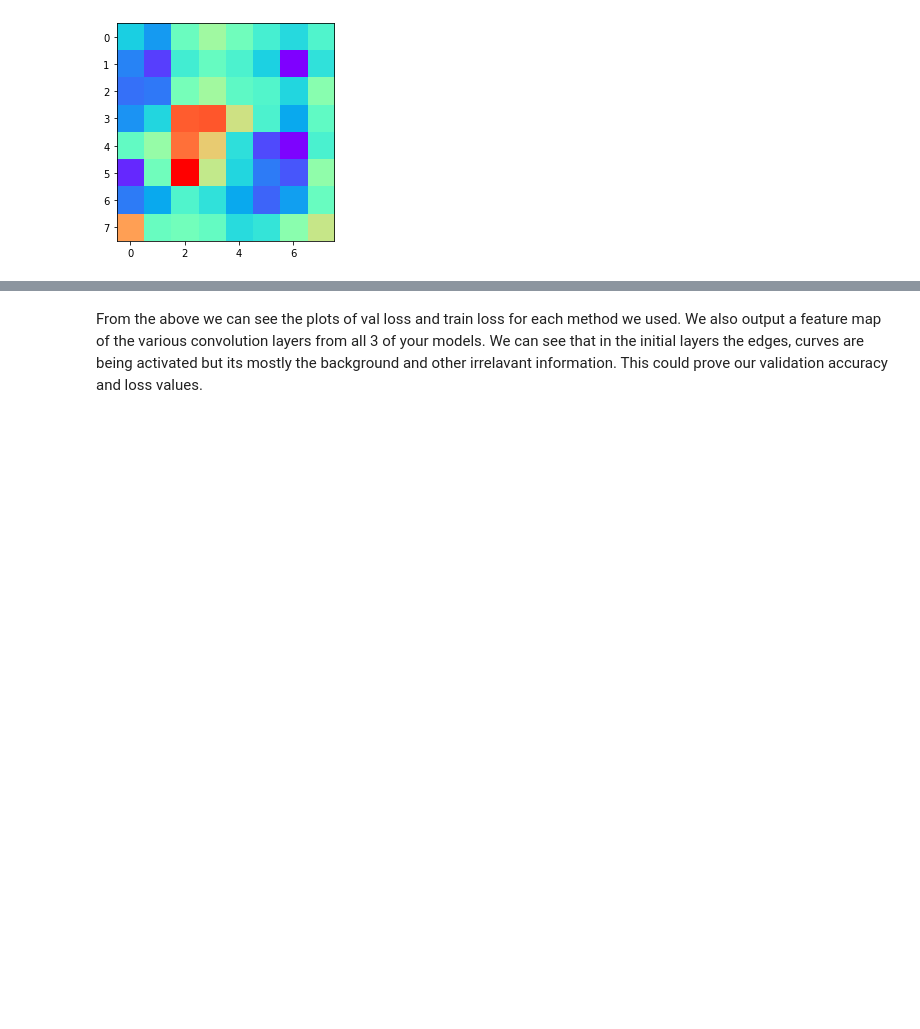
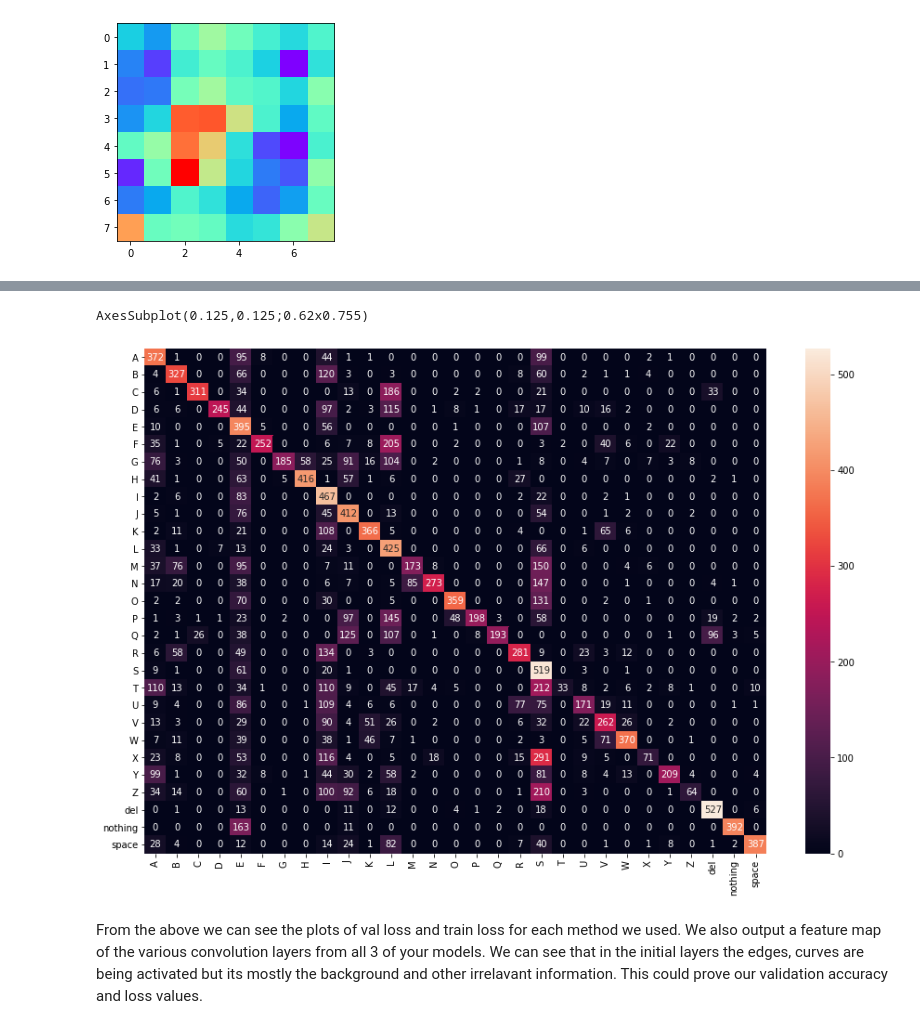
Before and after one commit to RoadToML/msa-phase-2-2019, a Jupyter notebook: transfer_learning/transfer_learning.ipynb, the cells around one changed output, grey strips where cells are left out. Drawn from its saved outputs; the diff is of its cells as text; code cells hidden in the pictures; blank space fills up the shorter version.

```diff
--- a/transfer_learning/transfer_learning.ipynb
+++ b/transfer_learning/transfer_learning.ipynb
@@ -625,4 +730,4 @@ for feature_model in get_feature_model_gen_2():
 # %% [markdown]
 ### Method 3:
 # %%
-my_resnet_model_3 = load_model('transfer_learning/Data/my_resnet_model_3.h5')
+my_resnet_model_3 = load_model('my_resnet_model_3.h5')
@@ -711,3 +795,6 @@ for feature_model in get_feature_model_gen_3():
 [figure]
 [figure]
 [figure]
+# %%
+pred_histroy_3 = my_resnet_model_3.predict(X_test)
+y_pred_3 = [(np.argmax(i)) for i in pred_histroy_3]
@@ -713,0 +821,14 @@ for feature_model in get_feature_model_gen_3():
+# %%
+fig, ax = plt.subplots(figsize=(15,10))
+
+conf_matrix = sns.heatmap(confusion_matrix(Y_test, y_pred_3),
+                          annot=True,
+                          ax=ax,
+                          xticklabels=asl_catagories,
+                          yticklabels=asl_catagories,
+                          fmt='.4g'
+                          )
+print(conf_matrix)
+# %% [output]
+AxesSubplot(0.125,0.125;0.62x0.755)
+[figure, added]
```
Also changed, not shown: parts of 17 cells of this notebook.
